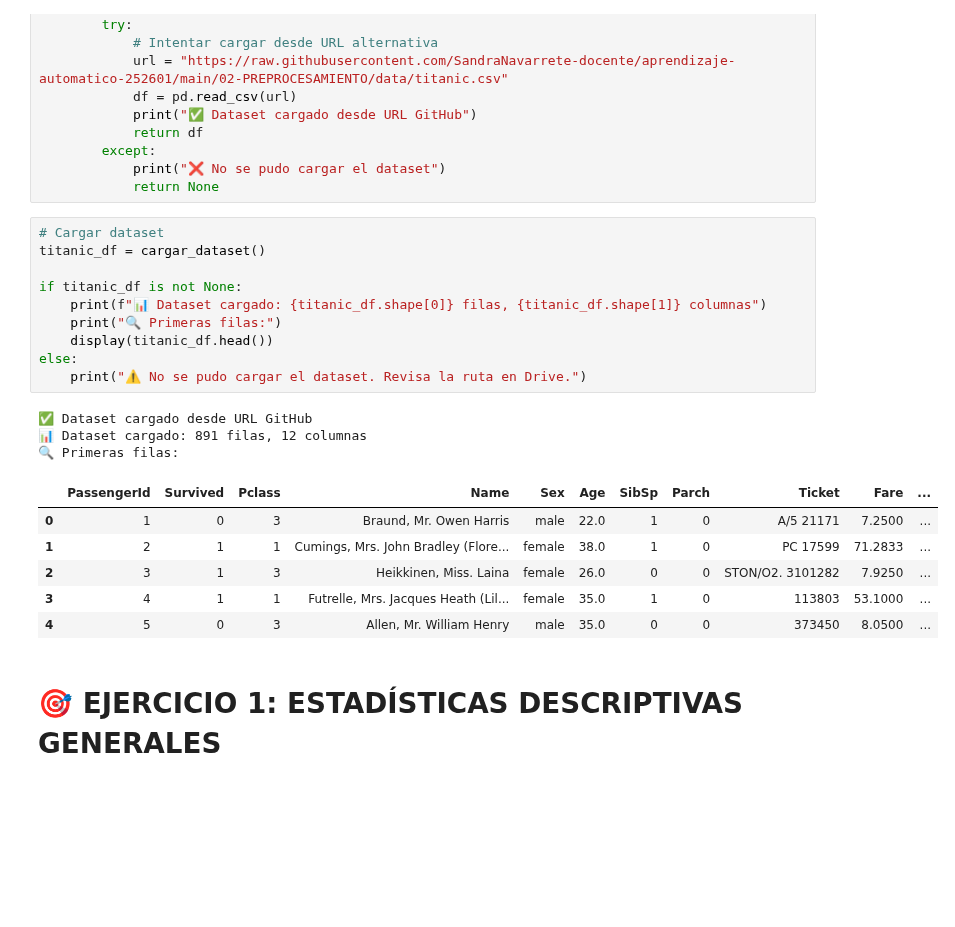
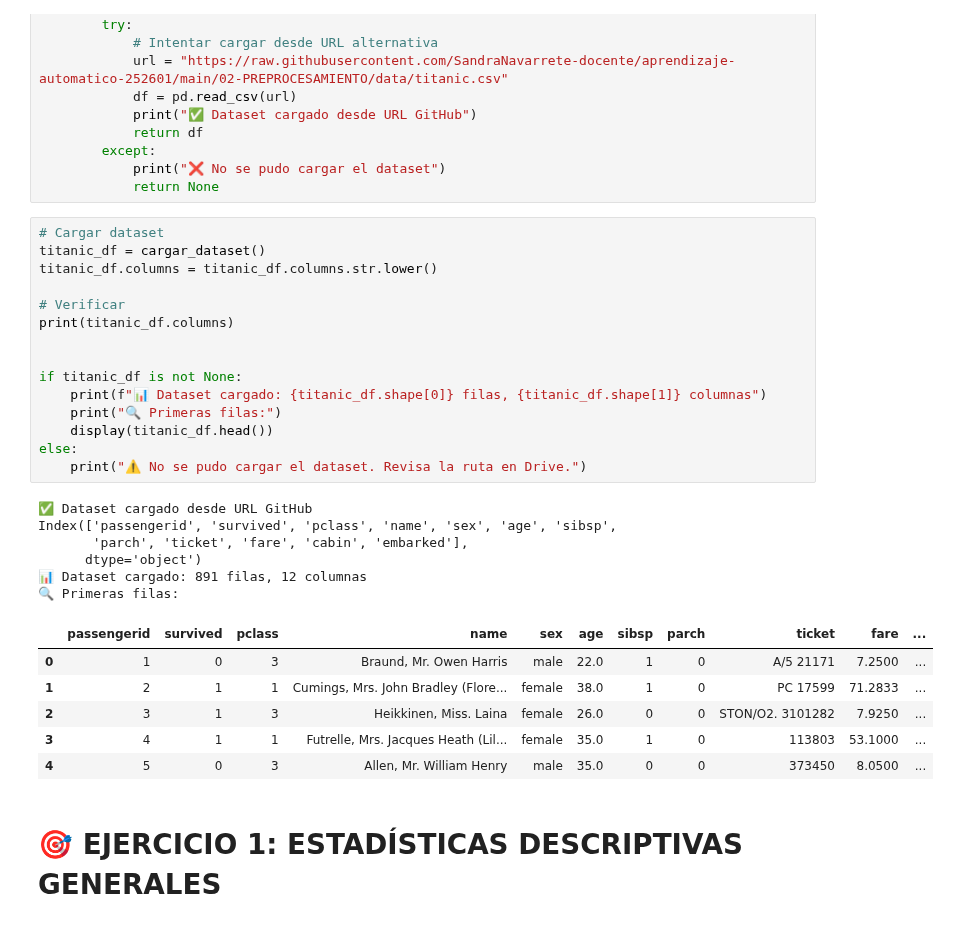
Before and after one commit to SandraNavarrete-docente/aprendizaje-automatico-252601, a Jupyter notebook: 02-PREPROCESAMIENTO/2.1 AnalisisExploratorioTitanic.ipynb, the cells around one changed output. Saved outputs shown, nothing was run; the diff lists cells and outputs as text; blank space fills up the shorter version.

```diff
--- a/02-PREPROCESAMIENTO/2.1 AnalisisExploratorioTitanic.ipynb
+++ b/02-PREPROCESAMIENTO/2.1 AnalisisExploratorioTitanic.ipynb
@@ -67,18 +67,26 @@ def cargar_dataset():
 # %%
 # Cargar dataset
 titanic_df = cargar_dataset()
+titanic_df.columns = titanic_df.columns.str.lower()
+
+# Verificar
+print(titanic_df.columns)
+
 
 if titanic_df is not None:
     print(f"📊 Dataset cargado: {titanic_df.shape[0]} filas, {titanic_df.shape[1]} columnas")
     print("🔍 Primeras filas:")
     display(titanic_df.head())
 else:
     print("⚠️ No se pudo cargar el dataset. Revisa la ruta en Drive.")
 # %% [output]
 ✅ Dataset cargado desde URL GitHub
+Index(['passengerid', 'survived', 'pclass', 'name', 'sex', 'age', 'sibsp',
+       'parch', 'ticket', 'fare', 'cabin', 'embarked'],
+      dtype='object')
 📊 Dataset cargado: 891 filas, 12 columnas
 🔍 Primeras filas:
-|  | PassengerId | Survived | Pclass | Name | Sex | Age | SibSp | Parch | Ticket | Fare | ... |
+|  | passengerid | survived | pclass | name | sex | age | sibsp | parch | ticket | fare | ... |
 | 0 | 1 | 0 | 3 | Braund, Mr. Owen Harris | male | 22.0 | 1 | 0 | A/5 21171 | 7.2500 | ... |
 | 1 | 2 | 1 | 1 | Cumings, Mrs. John Bradley (Flore... | female | 38.0 | 1 | 0 | PC 17599 | 71.2833 | ... |
 | 2 | 3 | 1 | 3 | Heikkinen, Miss. Laina | female | 26.0 | 0 | 0 | STON/O2. 3101282 | 7.9250 | ... |
```
Also changed, not shown: parts of 9 cells of this notebook.
